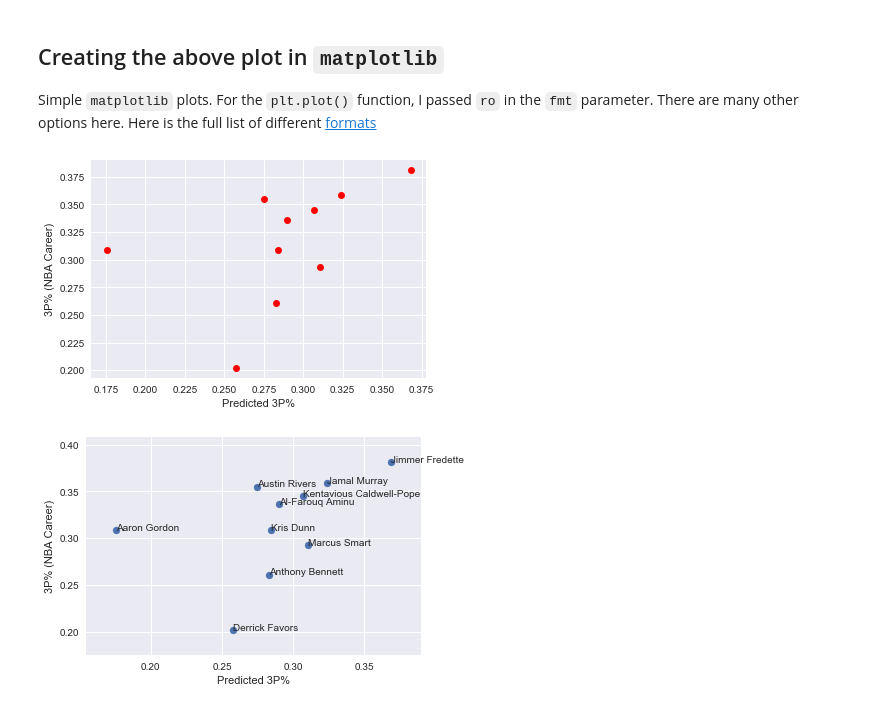
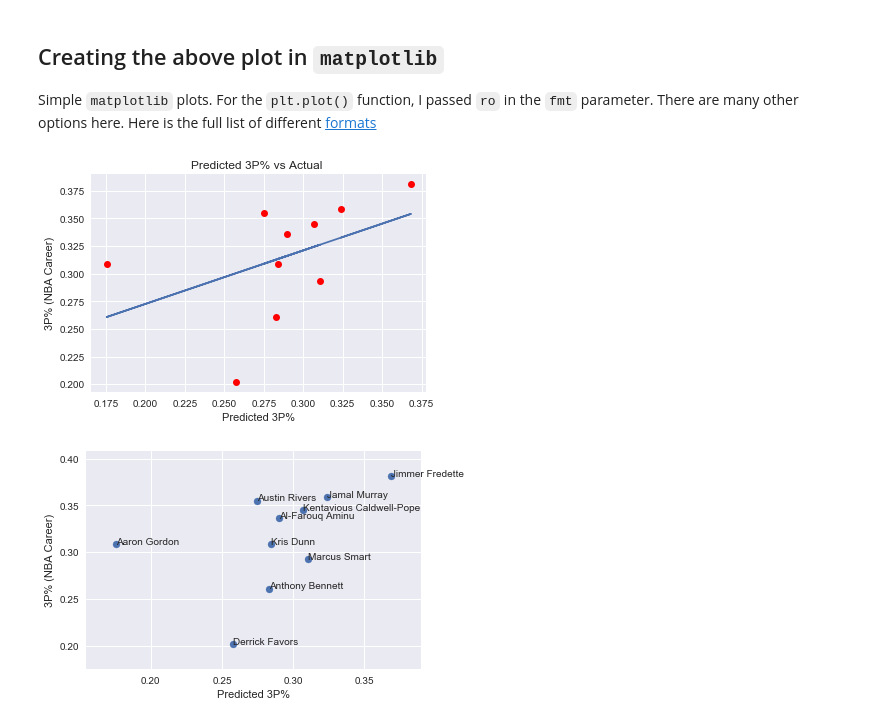
Before and after one commit to hashimg/Sports-Analytics, a Jupyter notebook: college_shooting/College Shooting.ipynb, the cells around one changed output. Drawn from its saved outputs; the diff is of its cells as text; code cells hidden in the pictures.

```diff
--- a/college_shooting/College Shooting.ipynb
+++ b/college_shooting/College Shooting.ipynb
@@ -409,13 +475,22 @@ sns.regplot(x = predictions_test,
 
 Simple `matplotlib` plots. For the `plt.plot()` function, I passed `ro` in the `fmt` parameter. There are many other options here. Here is the full list of different [formats](https://matplotlib.org/api/_as_gen/matplotlib.pyplot.plot.html#matplotlib.pyplot.plot)
 # %%
+# Fit with polyfit
+from numpy.polynomial.polynomial import polyfit
+
+b, m = polyfit(predictions_test, test['3P%'], 1)
+
+
+
 # For the optional parameter `fmt` I went with `ro`. Red dots
 plt.plot(predictions_test, test['3P%'], 'ro')
+plt.plot(predictions_test, b+m*predictions_test, '-')
+plt.title('Predicted 3P% vs Actual ')
 plt.xlabel('Predicted 3P%')
 plt.ylabel('3P% (NBA Career)')
 plt.show()
 # %% [output]
-[figure, old version]
+[figure, new version]
 # %%
 test['Predictions'] = predictions_test
 # %%
```
Also changed, not shown: parts of 24 cells of this notebook.
